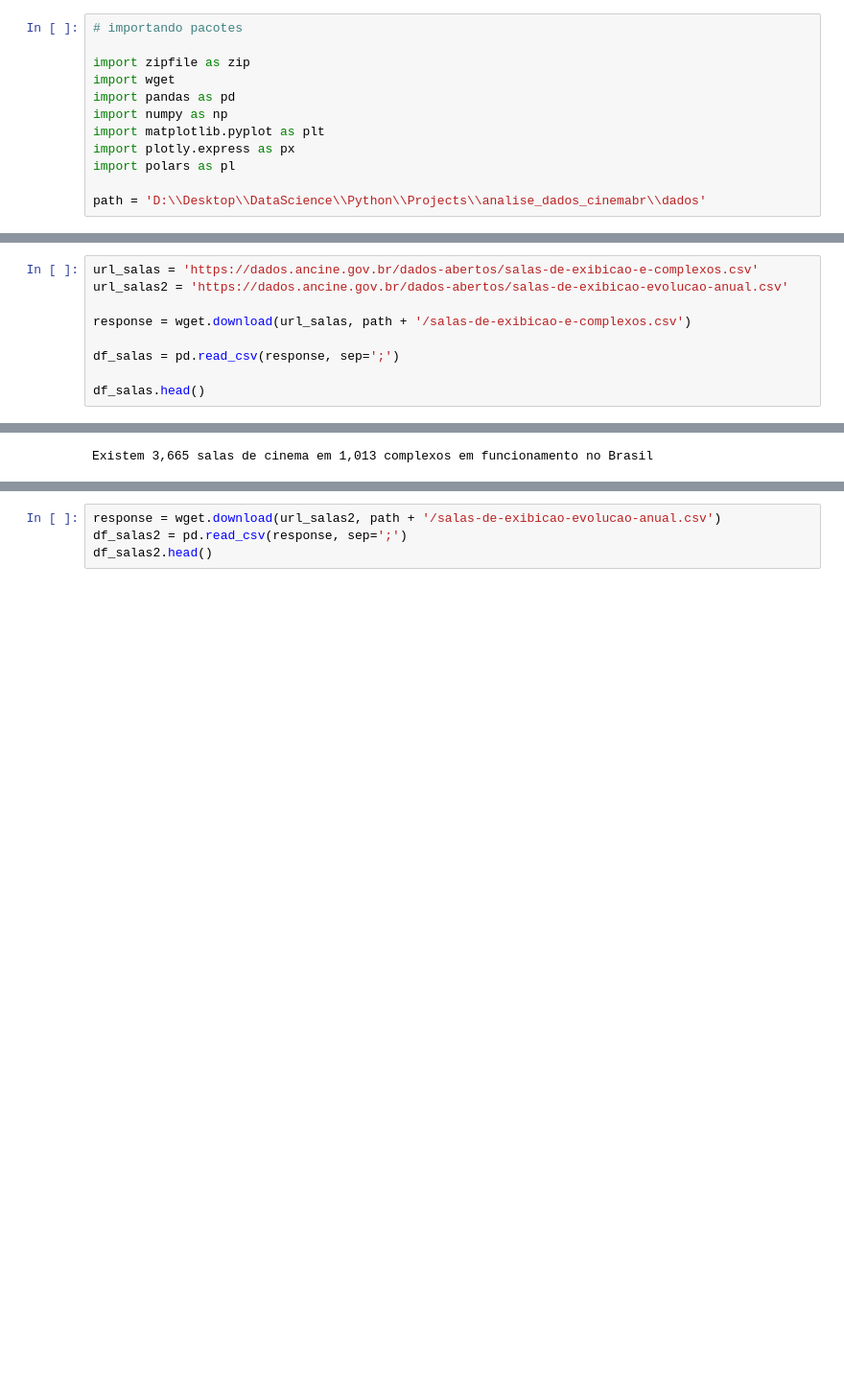
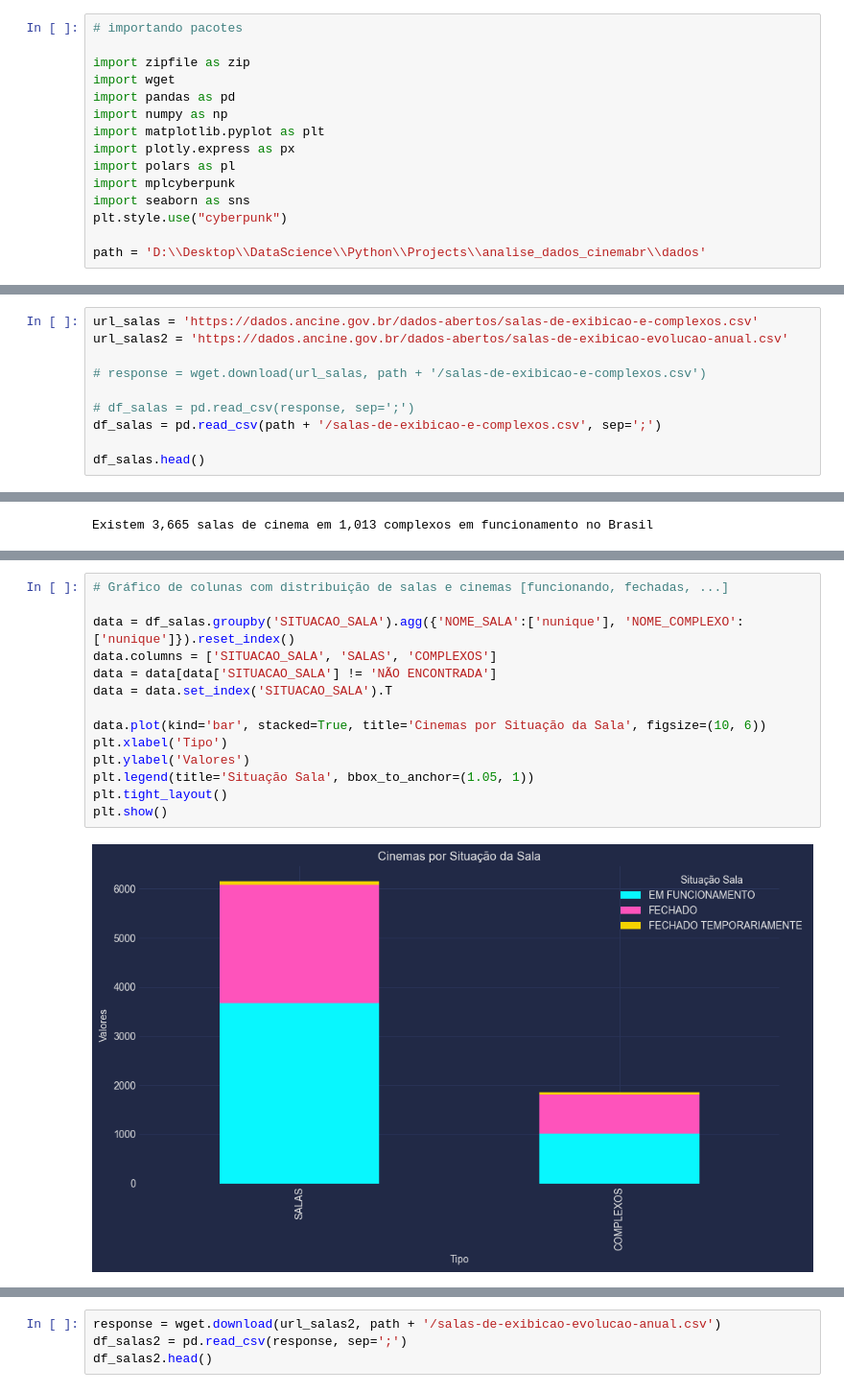
Before and after one commit to santluan/project_analysis_cinebr, a Jupyter notebook: analise_cinemabr.ipynb, the cells around one changed output, grey strips where cells are left out. Shown at 96% size. Saved outputs shown, nothing was run; the diff lists cells and outputs as text; blank space fills up the shorter version.

```diff
--- a/analise_cinemabr.ipynb
+++ b/analise_cinemabr.ipynb
@@ -23,6 +23,9 @@ import numpy as np
 import matplotlib.pyplot as plt
 import plotly.express as px
 import polars as pl
+import mplcyberpunk
+import seaborn as sns
+plt.style.use("cyberpunk")
 
 path = 'D:\\Desktop\\DataScience\\Python\\Projects\\analise_dados_cinemabr\\dados'
 # %% [markdown]
@@ -31,9 +34,10 @@ path = 'D:\\Desktop\\DataScience\\Python\\Projects\\analise_dados_cinemabr\\dado
 url_salas = 'https://dados.ancine.gov.br/dados-abertos/salas-de-exibicao-e-complexos.csv'
 url_salas2 = 'https://dados.ancine.gov.br/dados-abertos/salas-de-exibicao-evolucao-anual.csv'
 
-response = wget.download(url_salas, path + '/salas-de-exibicao-e-complexos.csv')
+# response = wget.download(url_salas, path + '/salas-de-exibicao-e-complexos.csv')
 
-df_salas = pd.read_csv(response, sep=';')
+# df_salas = pd.read_csv(response, sep=';')
+df_salas = pd.read_csv(path + '/salas-de-exibicao-e-complexos.csv', sep=';')
 
 df_salas.head()
 # %% [output]
@@ -112,0 +80,16 @@ cinemas_uf.head(10)
+# %%
+# Gráfico de colunas com distribuição de salas e cinemas [funcionando, fechadas, ...]
+
+data = df_salas.groupby('SITUACAO_SALA').agg({'NOME_SALA':['nunique'], 'NOME_COMPLEXO':['nunique']}).reset_index()
+data.columns = ['SITUACAO_SALA', 'SALAS', 'COMPLEXOS']
+data = data[data['SITUACAO_SALA'] != 'NÃO ENCONTRADA']
+data = data.set_index('SITUACAO_SALA').T
+
+data.plot(kind='bar', stacked=True, title='Cinemas por Situação da Sala', figsize=(10, 6))
+plt.xlabel('Tipo')
+plt.ylabel('Valores')
+plt.legend(title='Situação Sala', bbox_to_anchor=(1.05, 1))
+plt.tight_layout()
+plt.show()
+# %% [output]
+[figure, added]
```
Also changed, not shown: parts of 15 cells of this notebook.
